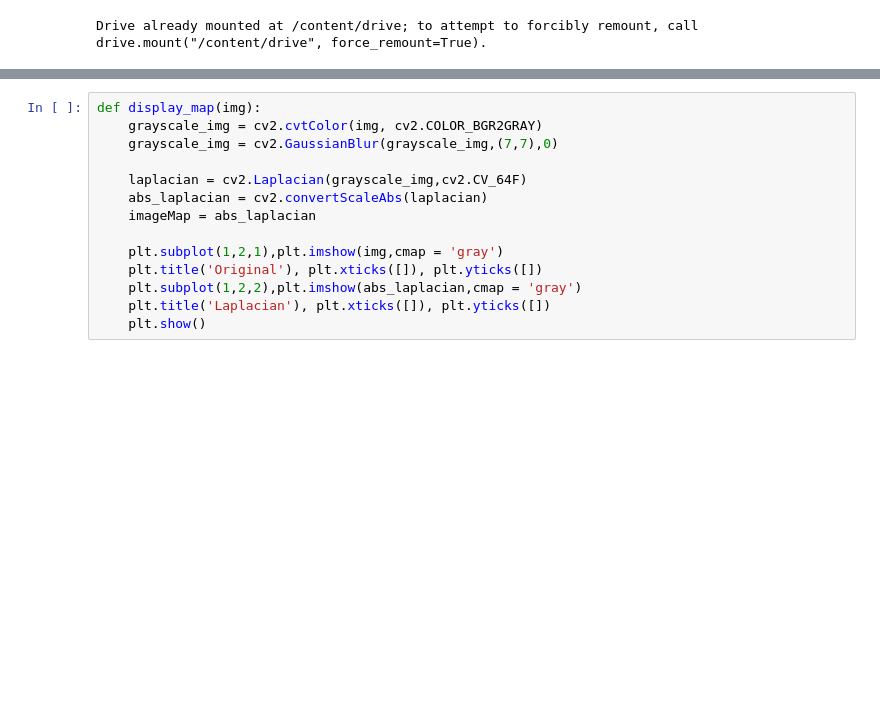
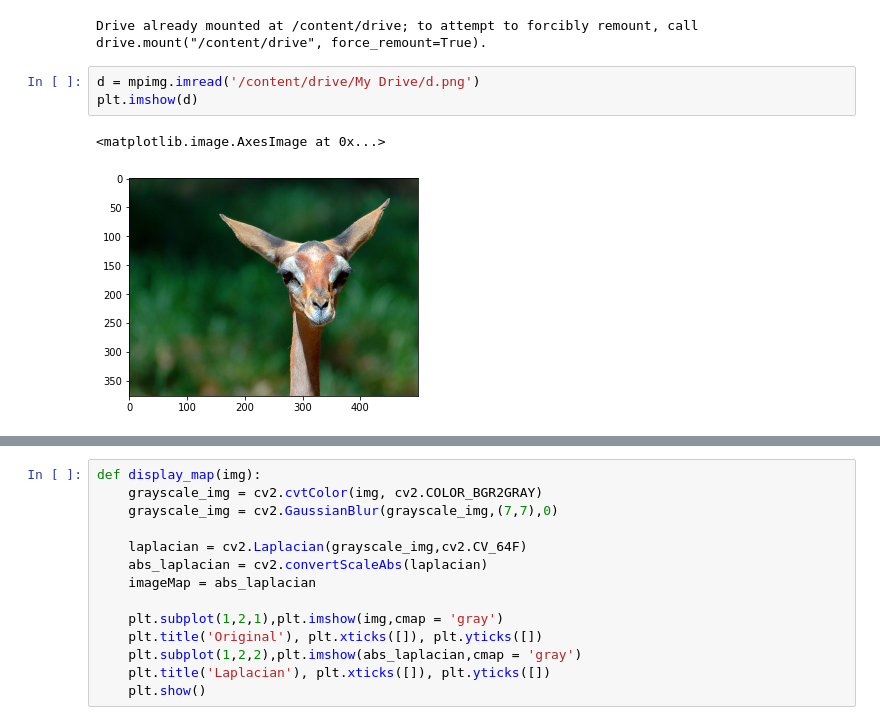
Before and after one commit to rocks2021/rockspython, a Jupyter notebook: project_5_seam_carving.ipynb, the cells around one changed output, grey strips where cells are left out. Cells and saved outputs as stored; diff of their text form; blank space fills up the shorter version.

```diff
--- a/project_5_seam_carving.ipynb
+++ b/project_5_seam_carving.ipynb
@@ -12,3 +12,9 @@ from google.colab import drive
 drive.mount('/content/drive')
 # %% [output]
 Drive already mounted at /content/drive; to attempt to forcibly remount, call drive.mount("/content/drive", force_remount=True).
+# %%
+d = mpimg.imread('/content/drive/My Drive/d.png')
+plt.imshow(d)
+# %% [output]
+<matplotlib.image.AxesImage at 0x...>
+[figure, added]
```
Also changed, not shown: parts of 4 cells of this notebook.
